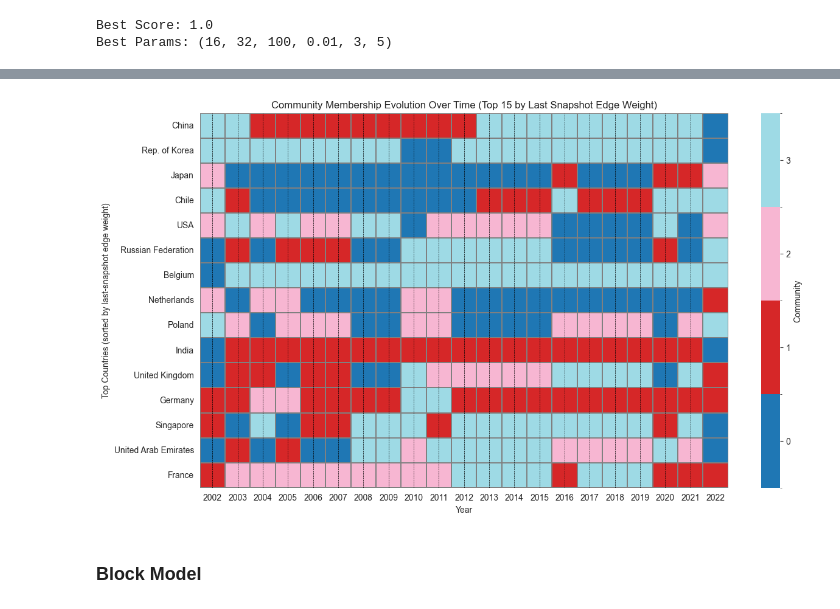
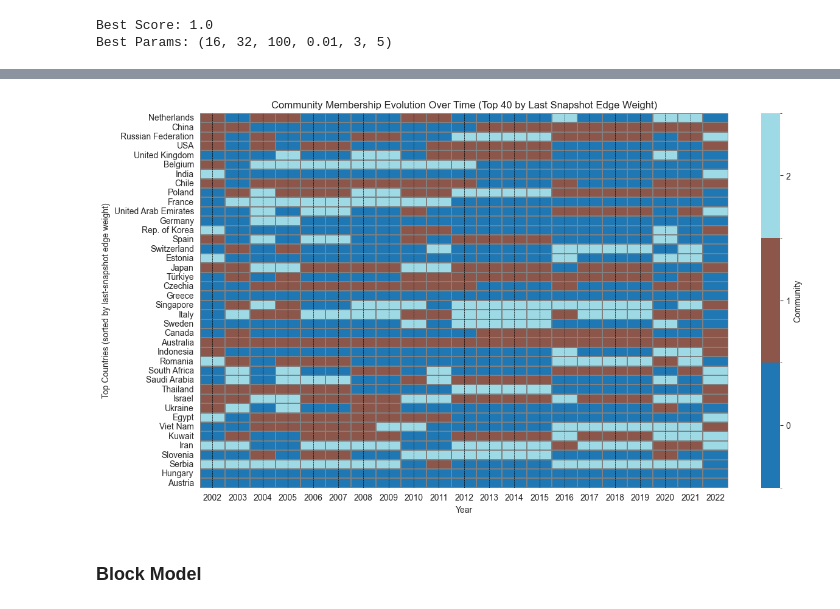
Before and after one commit to Altishofer/NetworkScienceProject, a Jupyter notebook: community_detection.ipynb, the cells around one changed output, grey strips where cells are left out. Drawn from its saved outputs; the diff is of its cells as text; code cells hidden in the pictures.

```diff
--- a/community_detection.ipynb
+++ b/community_detection.ipynb
@@ -886,14 +944,16 @@ def run_temporal_community_detection(
         num_nodes = len(all_countries)
         for i in range(num_nodes):
             TG.add_node(all_countries[i], time=y)
+
         edge_idx = data.edge_index.cpu().numpy()
+        edge_attr = data.edge_attr.cpu().numpy()
 
         if edge_idx.size > 0:
             for i in range(edge_idx.shape[1]):
                 u = all_countries[edge_idx[0, i]]
                 v = all_countries[edge_idx[1, i]]
-                w = float(data.edge_attr[i, v_idx].cpu().numpy())
-                TG.add_edge(u, v, time=y, weight=w)
+                w_val = compute_edge_weight(edge_attr[i], edge_feature_cols)
+                TG.add_edge(u, v, time=y, weight=w_val)
 
     TG = TG.slice(attr="time")
 
@@ -952,7 +1012,7 @@ plot_community_stacked_area(temporal_membership, years_of_interest)
 # %%
-plot_top_countries_heatmap(temporal_membership, snapshots, years_of_interest, top_n=15)
+plot_top_countries_heatmap(temporal_membership, snapshots, years_of_interest, top_n=40)
 # %% [output]
-[figure, old version]
+[figure, new version]
 # %% [markdown]
 ### Block Model
 # %%
```
Also changed, not shown: parts of 4 cells of this notebook.
